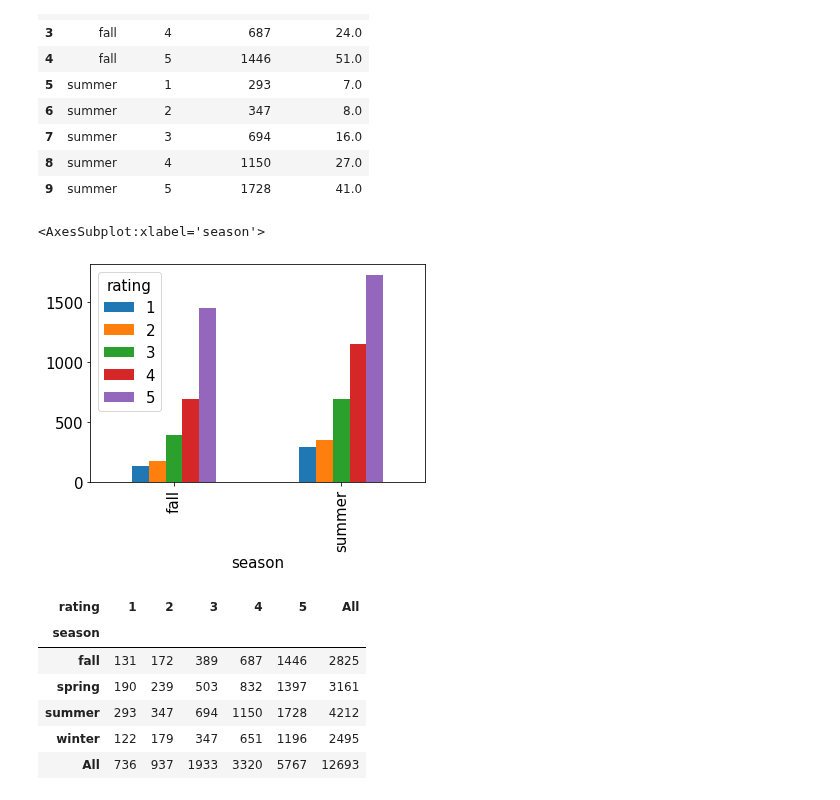
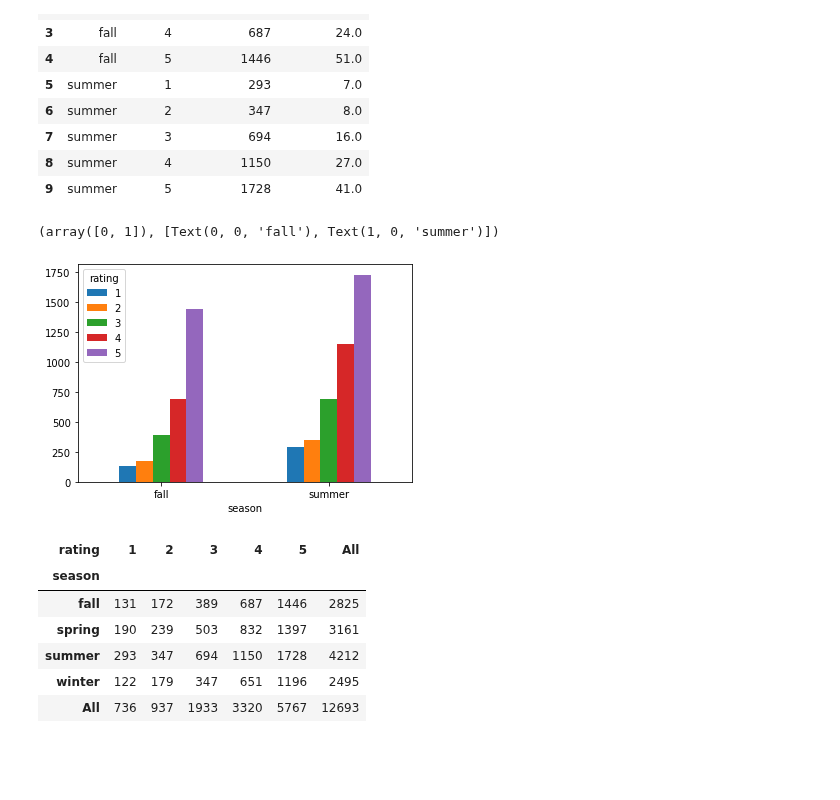
Before and after one commit to kiryouri/disneyland_branch, a Jupyter notebook: disney_project.ipynb, the cells around one changed output. Saved outputs shown, nothing was run; the diff lists cells and outputs as text; code cells hidden in the pictures; blank space fills up the shorter version.

```diff
--- a/disney_project.ipynb
+++ b/disney_project.ipynb
@@ -182,12 +185,15 @@ data_fall_summer
 | 8 | summer | 4 | 1150 | 27.0 |
 | 9 | summer | 5 | 1728 | 41.0 |
 # %%
-pivoted_df=data_fall_summer.pivot(index='season',columns='rating',values='rating_count') #делаю сводную таблицу
+pivoted_df=data_fall_summer.pivot(index='season', columns='rating', values='rating_count')
+#делаю сводную таблицу для барплота по оценкам/сезонам
+plt.rcParams['font.size'] = 10.0
 pivoted_df.plot(kind='bar')
+plt.xticks(rotation=0)
 #H0 - сезон (осень/лето) не влияет на оценку, H1 - влияет
 # %% [output]
-<AxesSubplot:xlabel='season'>
+(array([0, 1]), [Text(0, 0, 'fall'), Text(1, 0, 'summer')])
-[figure, old version]
+[figure, new version]
 # %%
 #Строю таблицу сопряженности
 contingency_table = pd.crosstab(
```
Also changed, not shown: parts of 6 cells of this notebook.
